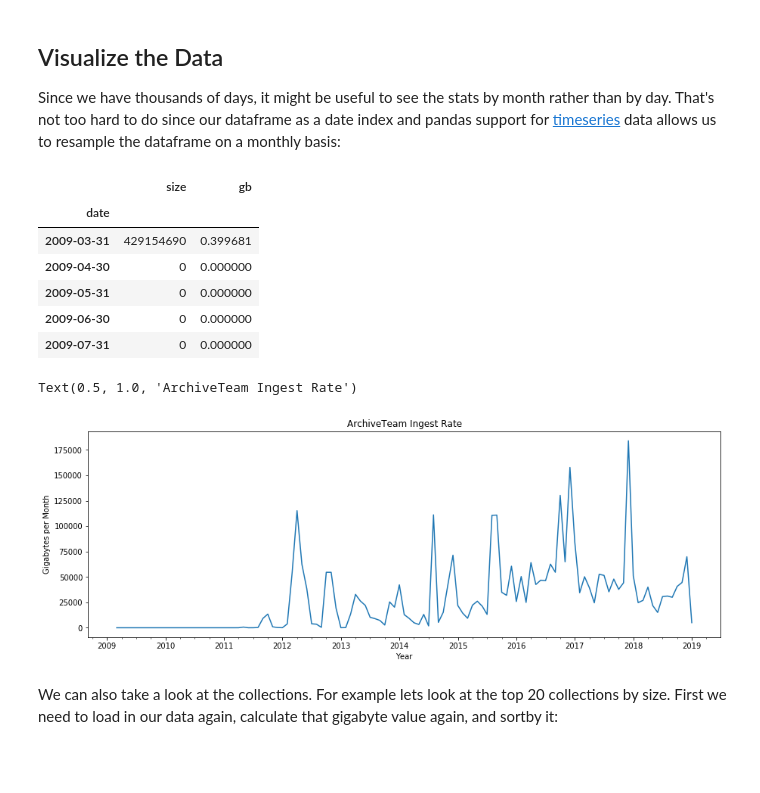
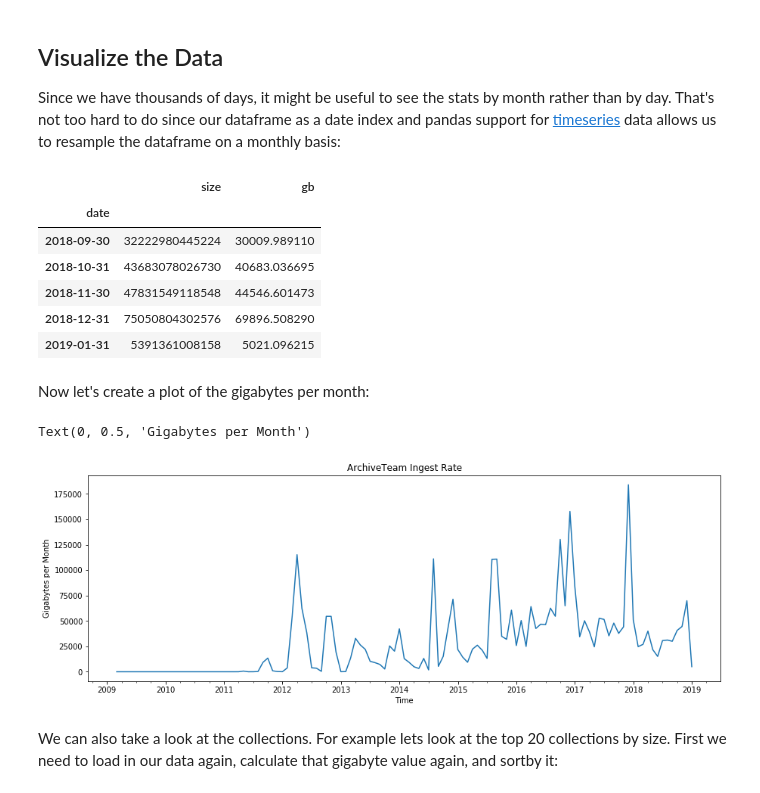
Before and after one commit to edsu/notebooks, a Jupyter notebook: ArchiveTeam.ipynb, the cells around one changed output. Cells and saved outputs as stored; diff of their text form; code cells hidden in the pictures; blank space fills up the shorter version.

```diff
--- a/ArchiveTeam.ipynb
+++ b/ArchiveTeam.ipynb
@@ -198,25 +198,26 @@ sizes.describe()
 Since we have thousands of days, it might be useful to see the stats by month rather than by day. That's not too hard to do since our dataframe as a date index and pandas support for [timeseries](https://pandas.pydata.org/pandas-docs/stable/timeseries.html#timeseries) data allows us to resample the dataframe on a monthly basis:
 # %%
 sizes_by_month = sizes.resample('M').sum()
-sizes_by_month.head()
+sizes_by_month.tail()
 # %% [output]
 |  | size | gb |
 | date |  |  |
-| 2009-03-31 | 429154690 | 0.399681 |
-| 2009-04-30 | 0 | 0.000000 |
-| 2009-05-31 | 0 | 0.000000 |
-| 2009-06-30 | 0 | 0.000000 |
-| 2009-07-31 | 0 | 0.000000 |
+| 2018-09-30 | 32222980445224 | 30009.989110 |
+| 2018-10-31 | 43683078026730 | 40683.036695 |
+| 2018-11-30 | 47831549118548 | 44546.601473 |
+| 2018-12-31 | 75050804302576 | 69896.508290 |
+| 2019-01-31 | 5391361008158 | 5021.096215 |
+# %% [markdown]
+Now let's create a plot of the gigabytes per month:
 # %%
 %matplotlib inline
 
-plot = sizes_by_month['gb'].plot(figsize=(15, 5))
+plot = sizes_by_month['gb'].plot(figsize=(15, 5), title="ArchiveTeam Ingest Rate")
 
-plot.set_xlabel('Year')
+plot.set_xlabel('Time')
 plot.set_ylabel('Gigabytes per Month')
-plot.set_title('ArchiveTeam Ingest Rate')
 # %% [output]
-Text(0.5, 1.0, 'ArchiveTeam Ingest Rate')
+Text(0, 0.5, 'Gigabytes per Month')
 [figure]
 # %% [markdown]
 We can also take a look at the collections. For example lets look at the top 20 collections by size. First we need to load in our data again, calculate that gigabyte value again, and sortby it:
```
